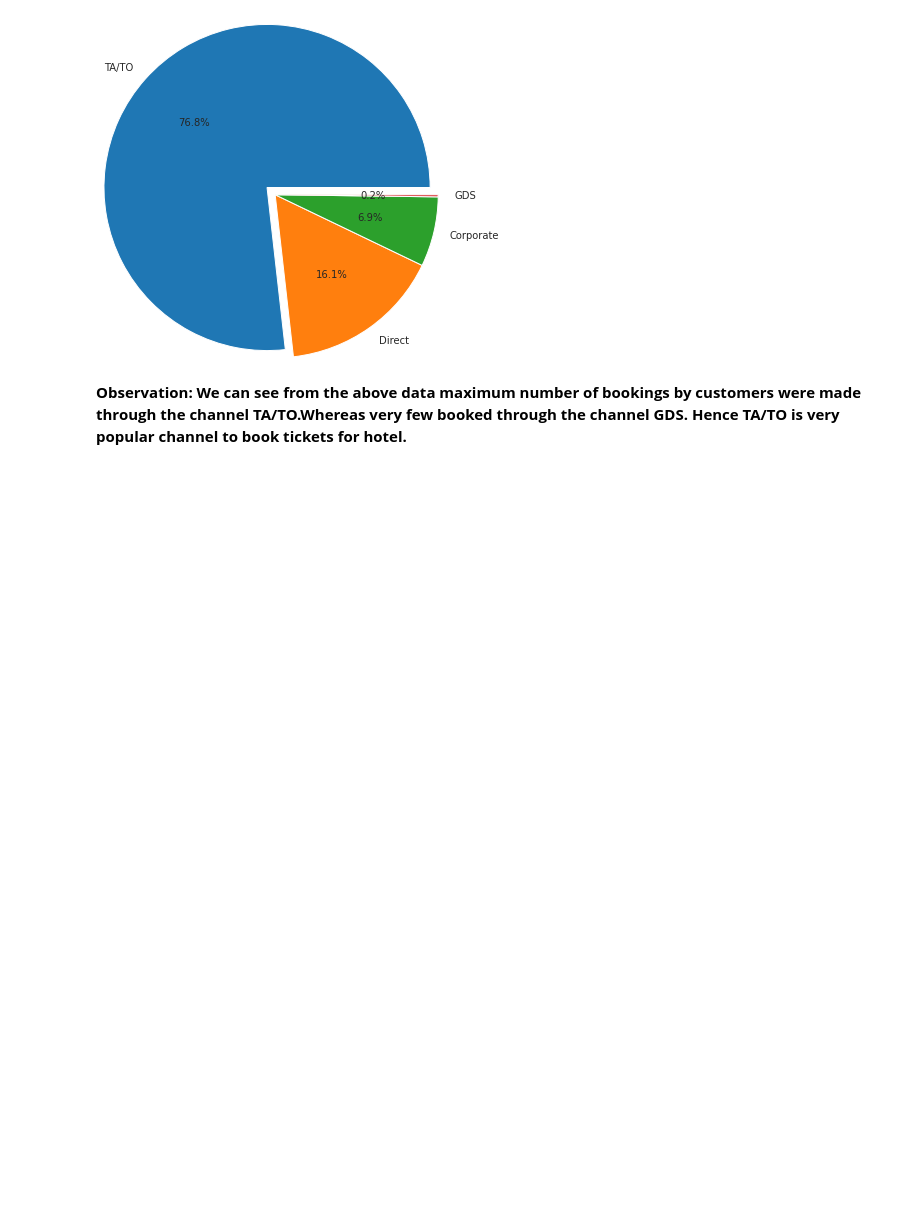
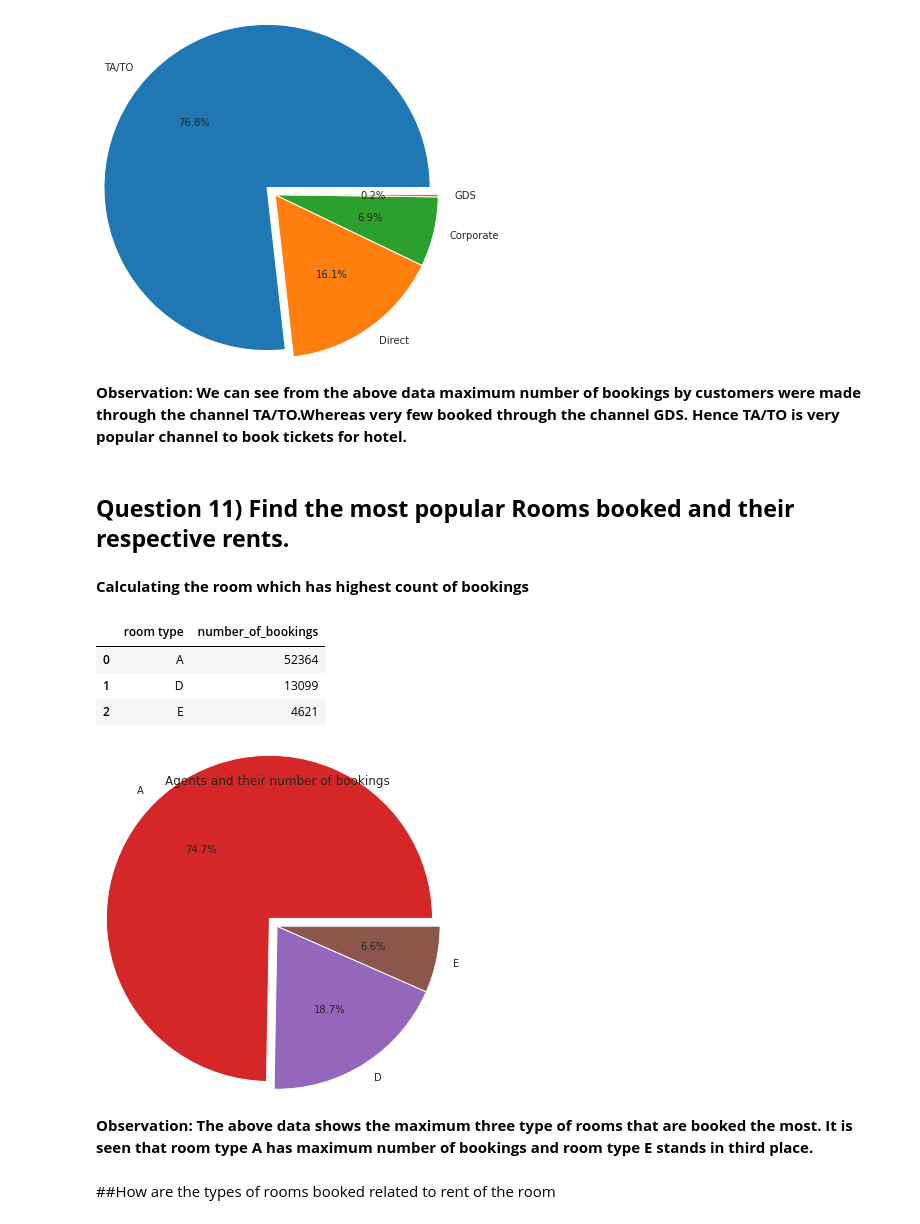
Before and after one commit to Jatingpt/Hotel-Booking-Analysis, a Jupyter notebook: Hotel_Booking_Analysis_Capstone_Project.ipynb, the cells around one changed output. Drawn from its saved outputs; the diff is of its cells as text; code cells hidden in the pictures; blank space fills up the shorter version.

```diff
--- a/Hotel_Booking_Analysis_Capstone_Project.ipynb
+++ b/Hotel_Booking_Analysis_Capstone_Project.ipynb
@@ -820,3 +820,7 @@ plt.show()
 # %% [markdown]
 **Observation: We can see from the above data maximum number of bookings by customers were made through the channel TA/TO.Whereas very few booked through the channel GDS.**
 **Hence TA/TO is very popular channel to book tickets for hotel.**
+# %% [markdown]
+## **Question 11) Find the most popular Rooms booked and their  respective rents.**
+# %% [markdown]
+**Calculating the room which has highest count of bookings**
@@ -822,0 +831,23 @@ plt.show()
+# %%
+max_room_type
+# %% [output]
+|  | room type | number_of_bookings |
+| 0 | A | 52364 |
+| 1 | D | 13099 |
+| 2 | E | 4621 |
+# %%
+booking_number=['52364' , '13099' ,'4621']
+rooms_type=['A' ,'D' ,'E']
+exp=[0.1,0,0]
+colors=["#d62728", "#9467bd", "#8c564b"]
+plt.pie(booking_number,labels=rooms_type, explode=exp,autopct='%0.1f%%',radius=1.5, colors=colors)
+plt.title("Agents and their number of bookings")
+
+plt.show()
+# %% [output]
+[figure, added]
+# %% [markdown]
+**Observation: The above data shows the maximum three type of rooms that are booked the most.**
+**It is seen that room type A has maximum number of bookings and room type E stands in third place.**
+# %% [markdown]
+##How are the types of rooms booked related to rent of the room
```
Also changed, not shown: parts of 12 cells of this notebook.
